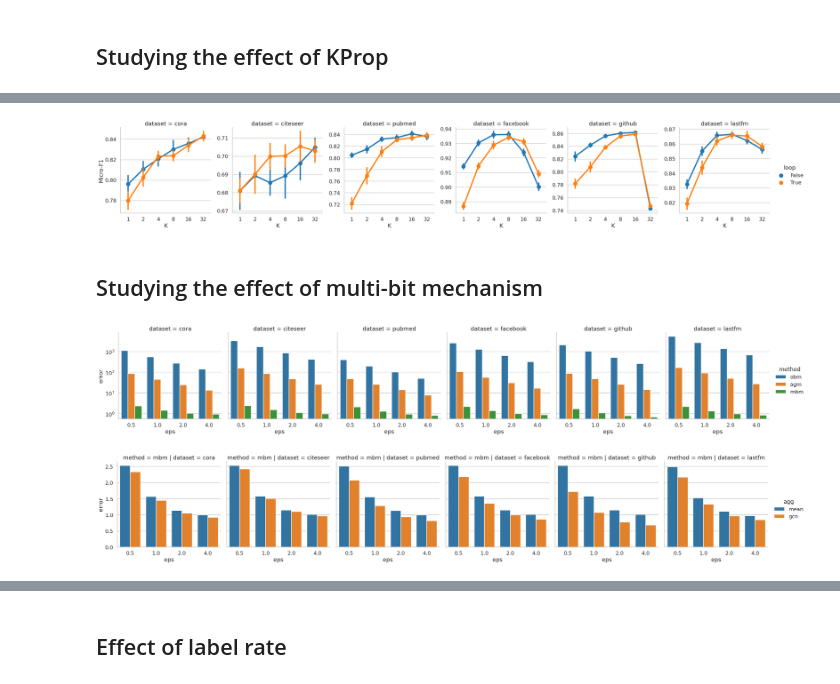
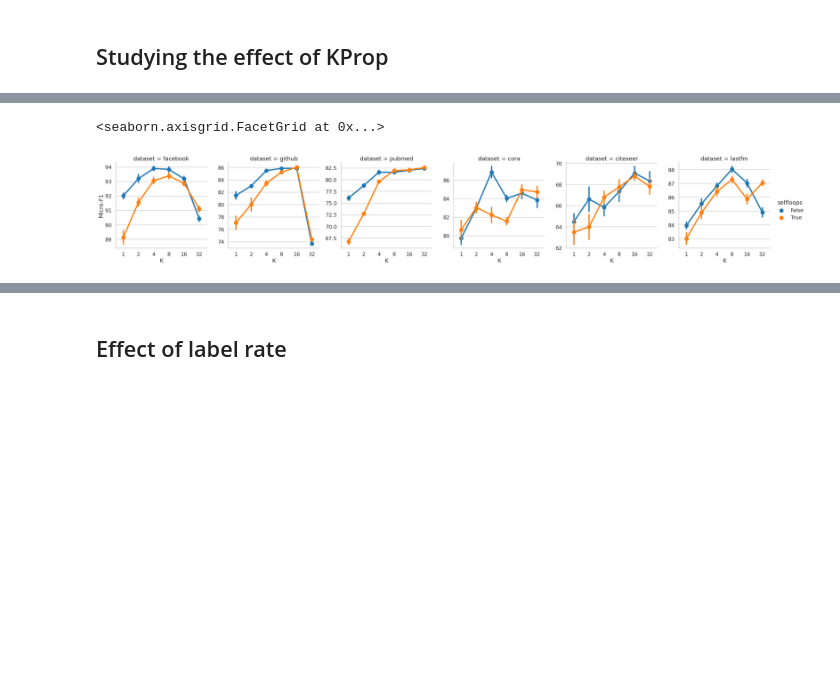
Before and after one commit to sisaman/LPGNN, a Jupyter notebook: results.ipynb, the cells around one changed output, grey strips where cells are left out. Cells and saved outputs as stored; diff of their text form; code cells hidden in the pictures; blank space fills up the shorter version.

```diff
--- a/results.ipynb
+++ b/results.ipynb
@@ -143,3 +87,5 @@ def latex_output(df_results, top_method, colored_method=None, color=None, size=N
+# %%
+datasets = set(available_datasets())
 # %% [markdown]
 ## Analysis of the utility-privacy trade-off
 # %%
@@ -278,30 +266,28 @@ export_figure(path='figures', df=data, x='hop', y='value', hue='eps', row='agg',
 # %%
-epsilons = [1.0]
-hops = [1, 2, 4, 8, 16, 32]
-metrics = ['test_acc']
+epsilons = [0.1]
+steps = [1, 2, 4, 8, 16, 32]
 
-data = read_tensorboard_logs(
+data = read_logs(
     path='results/',
-    tasks=['node'],
-    datasets=available_datasets(),
-    methods=['mbm'],
-    epsilons=epsilons,
-    hops=hops,
-    aggs=['gcn'],
-    loops=[False, True],
-    metrics=metrics
+    task=['train'],
+    dataset=datasets,
+    labelrate=[1.0],
+    method=['mbm'],
+    eps=epsilons,
+    step=steps,
+    agg=['gcn'],
+    selfloops=[False, True],
 )
 # %%
 ax = sns.catplot(
-    kind='point', data=data, x='hop', y='value', hue='loop', col='dataset', ci='sd',
+    kind='point', data=data, x='step', y='test_acc', hue='selfloops', col='dataset', ci='sd',
     sharex=False, sharey=False,
 )
 
 ax.set_ylabels('Micro-F1')
 ax.set_xlabels('K')
 
-export_figure(path='figures', df=data, x='hop', y='value', hue='loop', row='agg', col='dataset', group='task')
+# export_figure(path='figures', df=data, x='hop', y='value', hue='loop', row='agg', col='dataset', group='task')
 # %% [output]
+<seaborn.axisgrid.FacetGrid at 0x...>
-[figure, old version]
+[figure, new version]
-# %% [markdown]
-## Studying the effect of multi-bit mechanism
@@ -317,12 +293,0 @@ df_error = read_csv_logs(
-# %%
-ax = sns.catplot(
-    kind='bar', data=df_error, x='eps', y='error', hue='method', col='dataset', ci=None, sharey=True
-)
-ax.set(yscale='log')
-
-export_figure(
-    path='figures', df=df_error, x='eps', y='error', hue='method',
-    col='dataset', row='agg', error='std', group='task'
-)
-# %% [output]
-[figure, removed]
@@ -338,11 +293,0 @@ df_error = read_csv_logs(
-# %%
-ax = sns.catplot(
-    kind='bar', data=df_error, x='eps', y='error', hue='agg', col='dataset', row='method', ci=None, sharey=True
-)
-
-export_figure(
-    path='figures', df=df_error, x='eps', y='error', hue='agg',
-    col='dataset', row='method', error='std', group='task'
-)
-# %% [output]
-[figure, removed]
```
Also changed, not shown: parts of 26 cells of this notebook, 1 other file.
